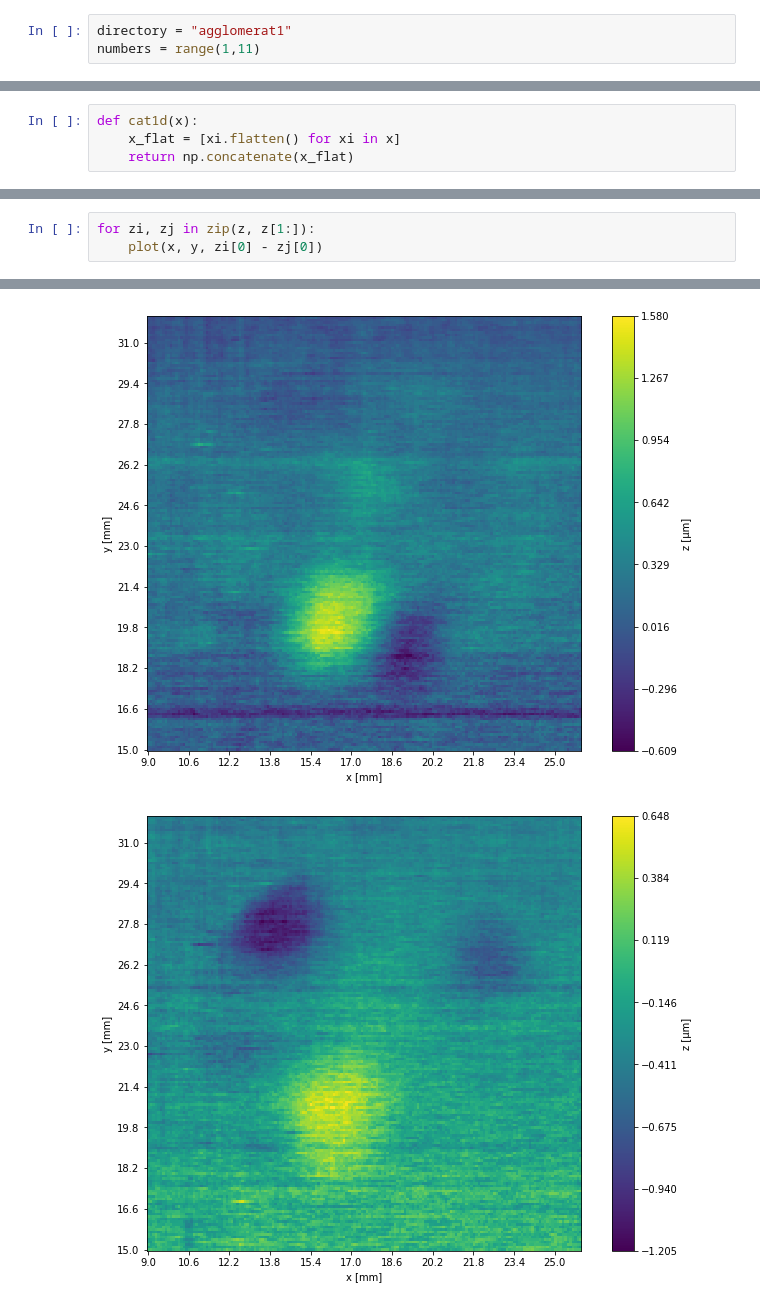
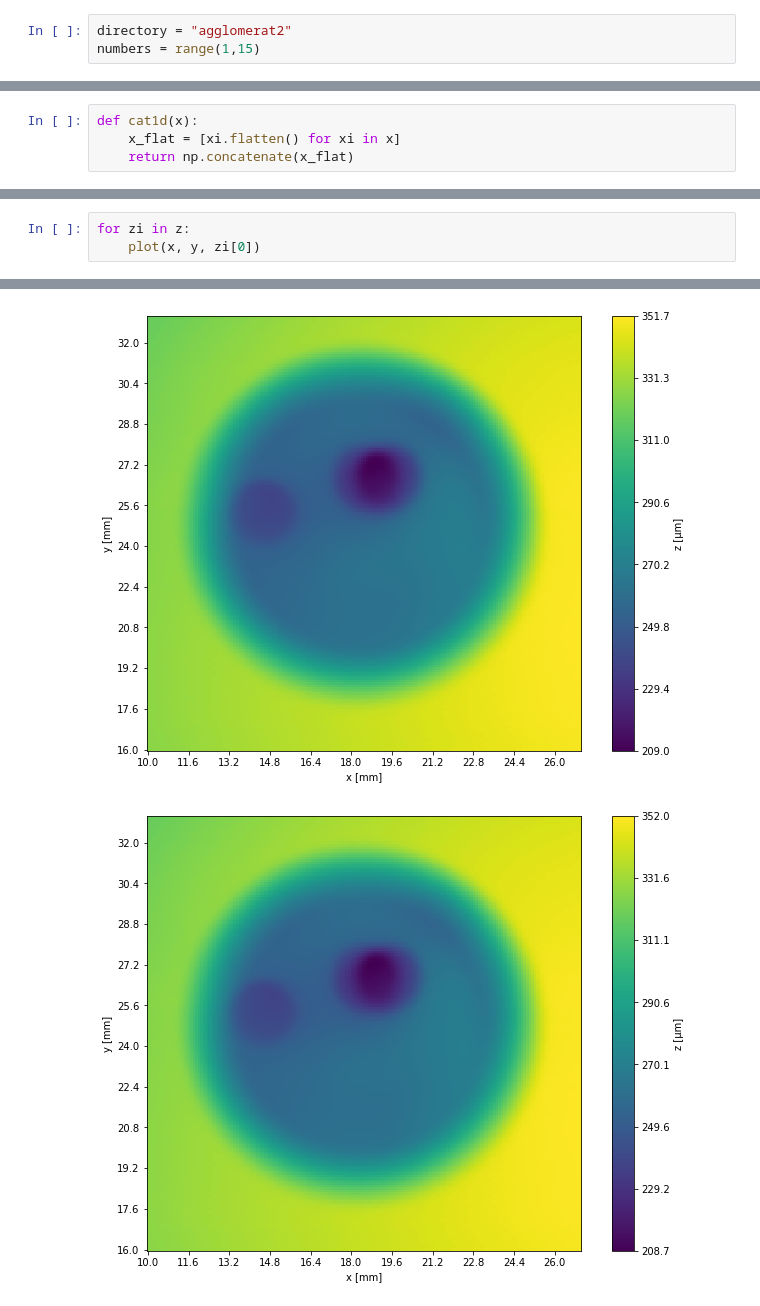
Before and after one commit to benjamingmeiner/kapascan-measurements, a Jupyter notebook: view_data.ipynb, the cells around one changed output, grey strips where cells are left out. Cells and saved outputs as stored; diff of their text form.

Commit message:
Measurement agglomerat2: Analysis

```diff
--- a/view_data.ipynb
+++ b/view_data.ipynb
@@ -5,5 +8,5 @@ from utils.plot import plot
 from utils.analyze import load_data
 %matplotlib inline
 # %%
-directory = "agglomerat1"
-numbers = range(1,11)
+directory = "agglomerat2"
+numbers = range(1,15)
@@ -18,4 +29,4 @@ y = y[0]
 # %%
-for zi, zj in zip(z, z[1:]):
-    plot(x, y, zi[0] - zj[0])
+for zi in z:
+    plot(x, y, zi[0])
 # %% [output]
@@ -25,2 +36,2 @@ for zi, zj in zip(z, z[1:]):
-[figure, old version]
+[figure, new version]
-[figure, old version]
+[figure, new version]
```
Also changed, not shown: parts of 7 cells of this notebook, 1 other file.
